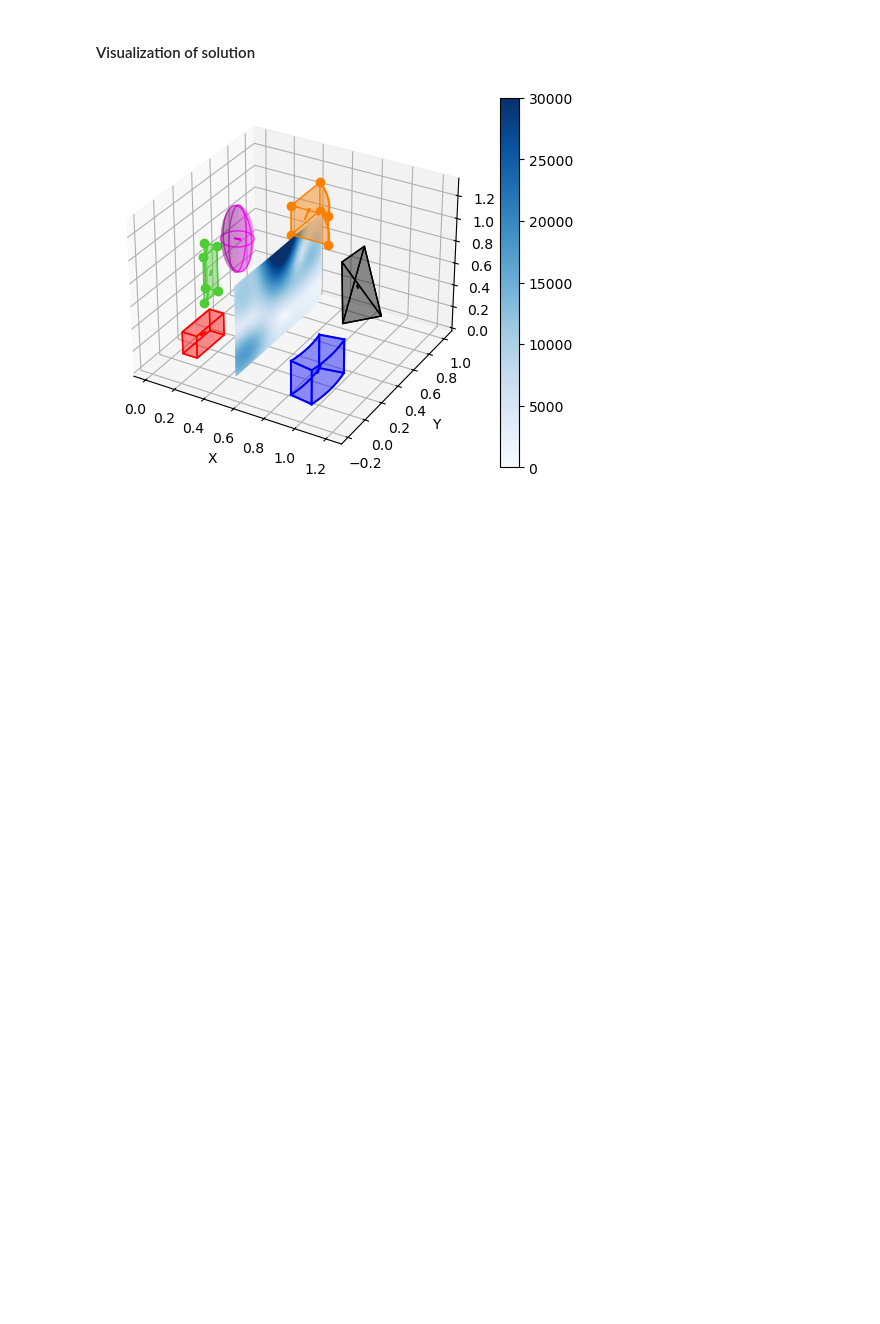
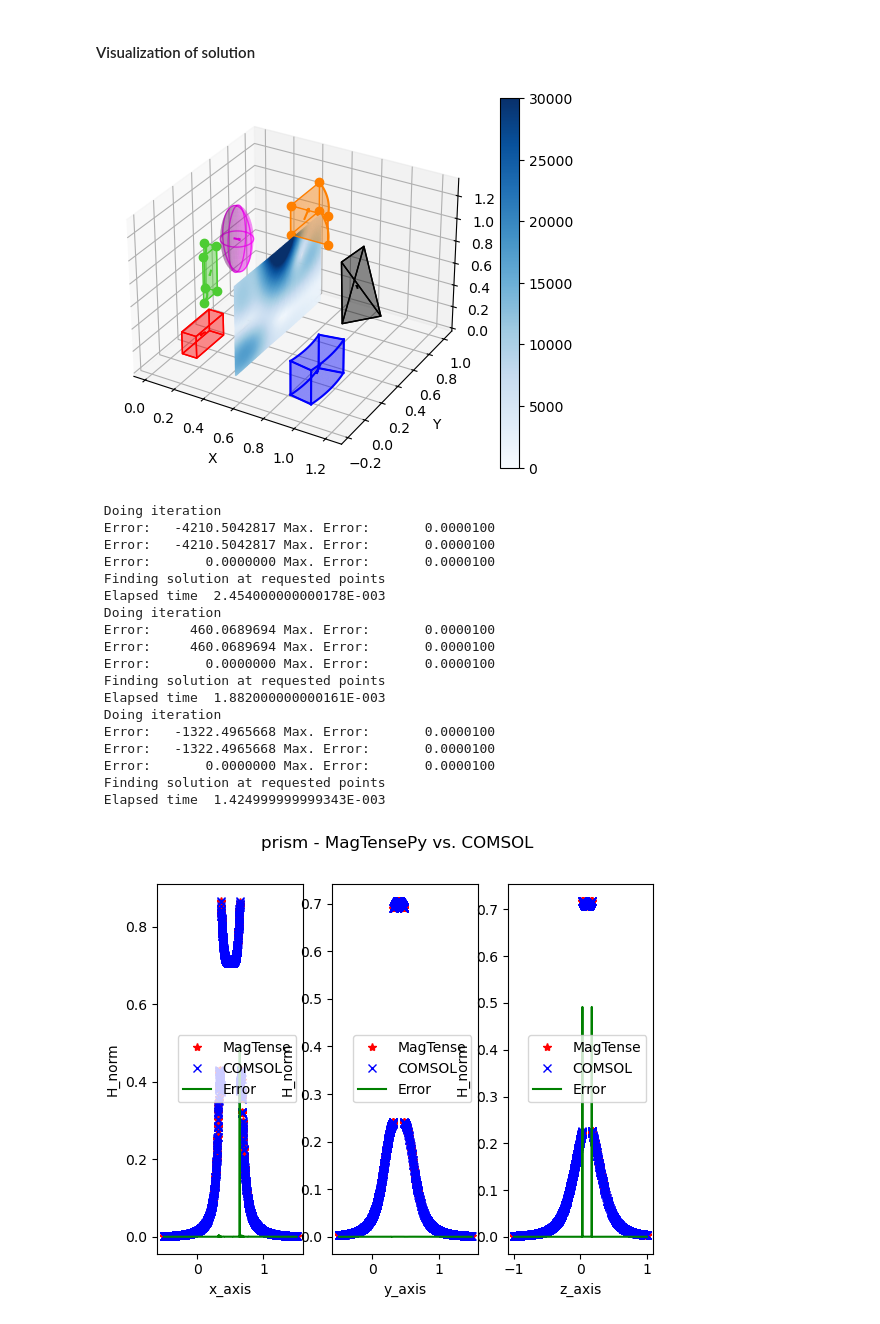
Before and after one commit to cmt-dtu-energy/MagTense, a Jupyter notebook: python/examples/magnetostatics/demonstration.ipynb, the cells around one changed output. Drawn from its saved outputs; the diff is of its cells as text; code cells hidden in the pictures; blank space fills up the shorter version.

```diff
--- a/python/examples/magnetostatics/demonstration.ipynb
+++ b/python/examples/magnetostatics/demonstration.ipynb
@@ -72,3 +72,35 @@ updated_tiles, H_demag = magstatics.run_simulation(tiles, pts)
 create_plot(updated_tiles, pts, H_demag)
 # %% [output]
 [figure]
+# %%
+tile_val = Tiles(
+    n=1,
+    size=[0.6, 0.1, 0.3],
+    offset=[0.5, 0.4, 0.1],
+    rot=[np.pi/2, -np.pi/3, np.pi/4],
+    tile_type=2,
+    M_rem=1.2/mu0,
+    easy_axis=[0.35355339, 0.61237244, 0.70710678],
+    color=[1, 0, 0]
+)
+validation('prism', tile_val, [0.5, 0.4, 0.1], plot_error=True)
+# %% [output]
+ Doing iteration
+ Error:   -4210.5042817 Max. Error:       0.0000100
+ Error:   -4210.5042817 Max. Error:       0.0000100
+ Error:       0.0000000 Max. Error:       0.0000100
+ Finding solution at requested points
+ Elapsed time  2.454000000000178E-003
+ Doing iteration
+ Error:     460.0689694 Max. Error:       0.0000100
+ Error:     460.0689694 Max. Error:       0.0000100
+ Error:       0.0000000 Max. Error:       0.0000100
+ Finding solution at requested points
+ Elapsed time  1.882000000000161E-003
+ Doing iteration
+ Error:   -1322.4965668 Max. Error:       0.0000100
+ Error:   -1322.4965668 Max. Error:       0.0000100
+ Error:       0.0000000 Max. Error:       0.0000100
+ Finding solution at requested points
+ Elapsed time  1.424999999999343E-003
+[figure, added]
```
Also changed, not shown: parts of 3 cells of this notebook, 6 other files.
